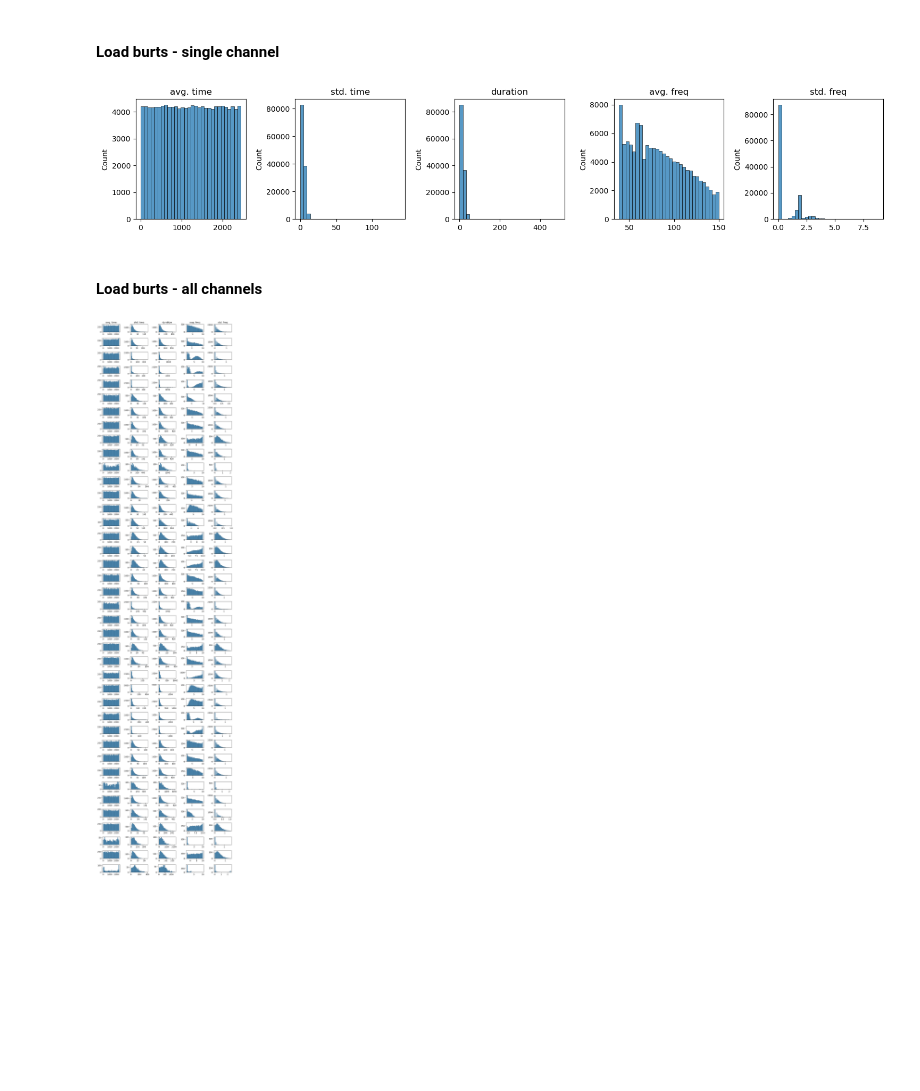
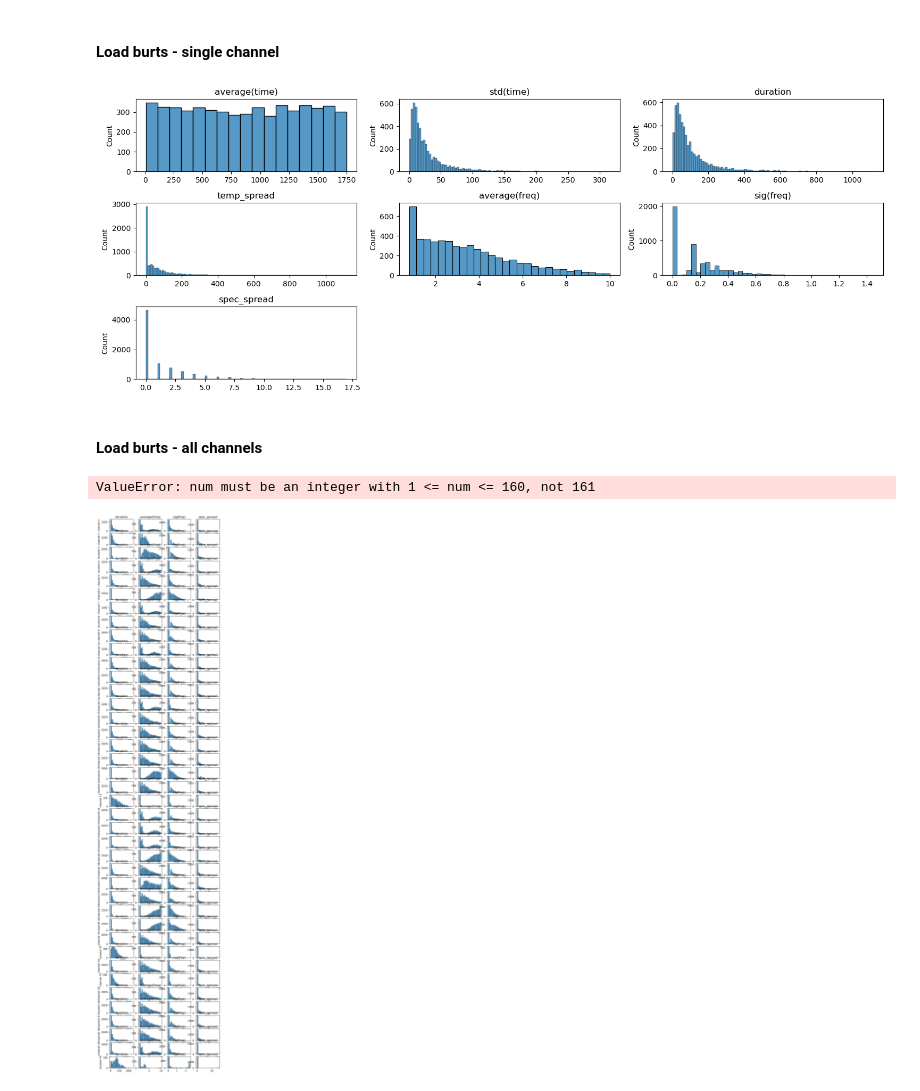
Before and after one commit to ViniciusLima94/vanderbilt, a Jupyter notebook: notebooks/5_Burst_Stats.ipynb, the cells around one changed output. Drawn from its saved outputs; the diff is of its cells as text; code cells hidden in the pictures; blank space fills up the shorter version.

```diff
--- a/notebooks/5_Burst_Stats.ipynb
+++ b/notebooks/5_Burst_Stats.ipynb
@@ -49,6 +75,7 @@ def replace_zeros_with_nan(arr):
         jax.numpy.ndarray: Array with zeros replaced by NaNs.
     """
     return jnp.where(arr == 0, jnp.nan, arr)
+
 
 @partial(jax.vmap, in_axes=(None, 0))
 def get_n_channels(labels: np.ndarray, label: int):
@@ -64,6 +91,7 @@ def get_n_channels(labels: np.ndarray, label: int):
     """
     return (labels == label).sum(0).max()
 
+
 def nonzeromean(data: np.ndarray):
     """
     Computes the mean of non-zero elements in the input array.
@@ -75,6 +103,7 @@ def nonzeromean(data: np.ndarray):
         float: Mean of non-zero elements.
     """
     return data.sum() / (jnp.abs(data) > 0).sum()
+
 
 def nonzerostd(data: np.ndarray):
     """
@@ -92,6 +121,7 @@ def nonzerostd(data: np.ndarray):
     std_dev = np.sqrt(variance)
     return std_dev
 
+
 def get_masked_feature(vector: np.ndarray, labels: np.ndarray, label: int):
     """
     Masks the feature vector based on the given label.
@@ -104,7 +134,8 @@ def get_masked_feature(vector: np.ndarray, labels: np.ndarray, label: int):
     Returns:
         numpy.ndarray: Masked feature vector.
     """
-    return ((labels == label) * vector)
+    return (labels == label) * vector
+
 
 @partial(jax.vmap, in_axes=(None, None, 0))
 def average_feature(vector: np.ndarray, labels: np.ndarray, label: int):
@@ -122,6 +153,7 @@ def average_feature(vector: np.ndarray, labels: np.ndarray, label: int):
     masked = get_masked_feature(vector, labels, label)
     return jnp.nanmean(replace_zeros_with_nan(masked))
 
+
 @partial(jax.vmap, in_axes=(None, None, 0))
 def spread_feature(vector: np.ndarray, labels: np.ndarray, label: int):
     """
@@ -137,6 +169,7 @@ def spread_feature(vector: np.ndarray, labels: np.ndarray, label: int):
     """
     masked = get_masked_feature(vector, labels, label)
     return jnp.nanstd(replace_zeros_with_nan(masked))
+
 
 @partial(jax.vmap, in_axes=(None, None, 0))
 def get_duration(times: np.ndarray, labels: np.ndarray, label: int):
@@ -157,19 +190,20 @@ def get_duration(times: np.ndarray, labels: np.ndarray, label: int):
     _max = jnp.nanmax(arr)
     return _max - _min
 
-@partial(jax.vmap, in_axes=(None, None, 0))
-def get_spatial_spread(nchannels: int, labels: np.ndarray, label: int):
+
+@partial(jax.vmap, in_axes=(None, None, 0, None))
+def get_spread(nobs: int, labels: np.ndarray, label: int, axes: tuple):
     """
     Computes the spatial spread of a particular label.
 
     Parameters:
-        nchannels (int): Number of channels.
+        nobs (int): Number of channels.
         labels (numpy.ndarray): Array of labels.
         label (int): Label to compute the spatial spread for.
 
     Returns:
         numpy.ndarray: Array containing the minimum and maximum channel indices.
     """
-    out = jnp.nonzero((labels == label).sum((1, 2)), size=nchannels, fill_value=jnp.nan)[0]
+    out = jnp.nonzero((labels == label).sum(axes), size=nobs, fill_value=jnp.nan)[0]
     ci, cf = jnp.nanmin(out), jnp.nanmax(out)
     return jnp.array([ci, cf], dtype=jnp.int16)
@@ -329,6 +249,6 @@ def load_bursts(channel: str = None, rythm: str = "slow"):
     fname = os.path.join(_base, fname)
     return xr.load_dataarray(fname)
 # %%
-bursts = (load_bursts(channel="channel31", rythm="fast")).astype(int)
+bursts = (load_bursts(channel="channel31", rythm="slow")).astype(int)
 # %%
 nblocks, nfreqs, ntimes = bursts.shape
@@ -363,12 +349,27 @@ feature_names = ["avg. time", "std. time", "duration", "avg. freq", "std. freq"]
+# %%
+features_names = [
+    "average(time)",
+    "std(time)",
+    "duration",
+    "temp_spread",
+    "average(freq)",
+    "sig(freq)",
+    "spec_spread",
+]
 # %%
-plt.figure(figsize=(15, 3))
-for i in range(len(features)):
-    plt.subplot(1, len(features), i + 1)
-    sns.histplot(data=features[i], bins=30)
-    plt.title(feature_names[i])
+plt.figure(figsize=(15, 6))
+for i in range(len(features_names)):
+    data = features[i]
+    if data.ndim == 3:
+        data = np.diff(data.reshape(-1, 2), axis=1)
+    data = data.flatten()
+    data = data[~np.isnan(data)]
+    plt.subplot(3, 3, i + 1)
+    sns.histplot(data=data)
+    plt.title(features_names[i])
 plt.tight_layout()
 # %% [output]
-[figure, old version]
+[figure, new version]
 # %% [markdown]
 #### Load burts - all channels
 # %%
@@ -410,15 +444,25 @@ features_fast = [get_features(channel=channel, rythm="fast") for channel in tqdm
 # %%
-plt.figure(figsize=(10, 40))
+plt.figure(figsize=(8, 40))
 pos = 1
 for c in range(len(features_slow)):
-    for i in range(len(features)):
-        plt.subplot(40, len(features), pos)
-        sns.histplot(data=features_slow[c][i], bins=30)
-        if c == 0:
-            plt.title(feature_names[i])
-        plt.ylabel("")
+    for i in [2, 4, 5, 6]:
+        data = features_slow[c][i]
+        if data.ndim == 3:
+            data = np.diff(data.reshape(-1, 2), axis=1)
+        data = data.flatten()
+        data = data[~np.isnan(data)]
+        plt.subplot(40, 4, pos)
+        sns.histplot(data=data, bins=20)
+        plt.title(features_names[i])
+        if i == 2:
+            plt.ylabel(f"channel {c + 1}")
+        else:
+            plt.ylabel(f"")
         pos = pos + 1
 plt.tight_layout()
+
+plt.savefig(os.path.join(impath, "features_slow.png"))
 # %% [output]
+ValueError: num must be an integer with 1 <= num <= 160, not 161
-[figure, old version]
+[figure, new version]
 # %%
```
Also changed, not shown: parts of 37 cells of this notebook, 5 other files.
